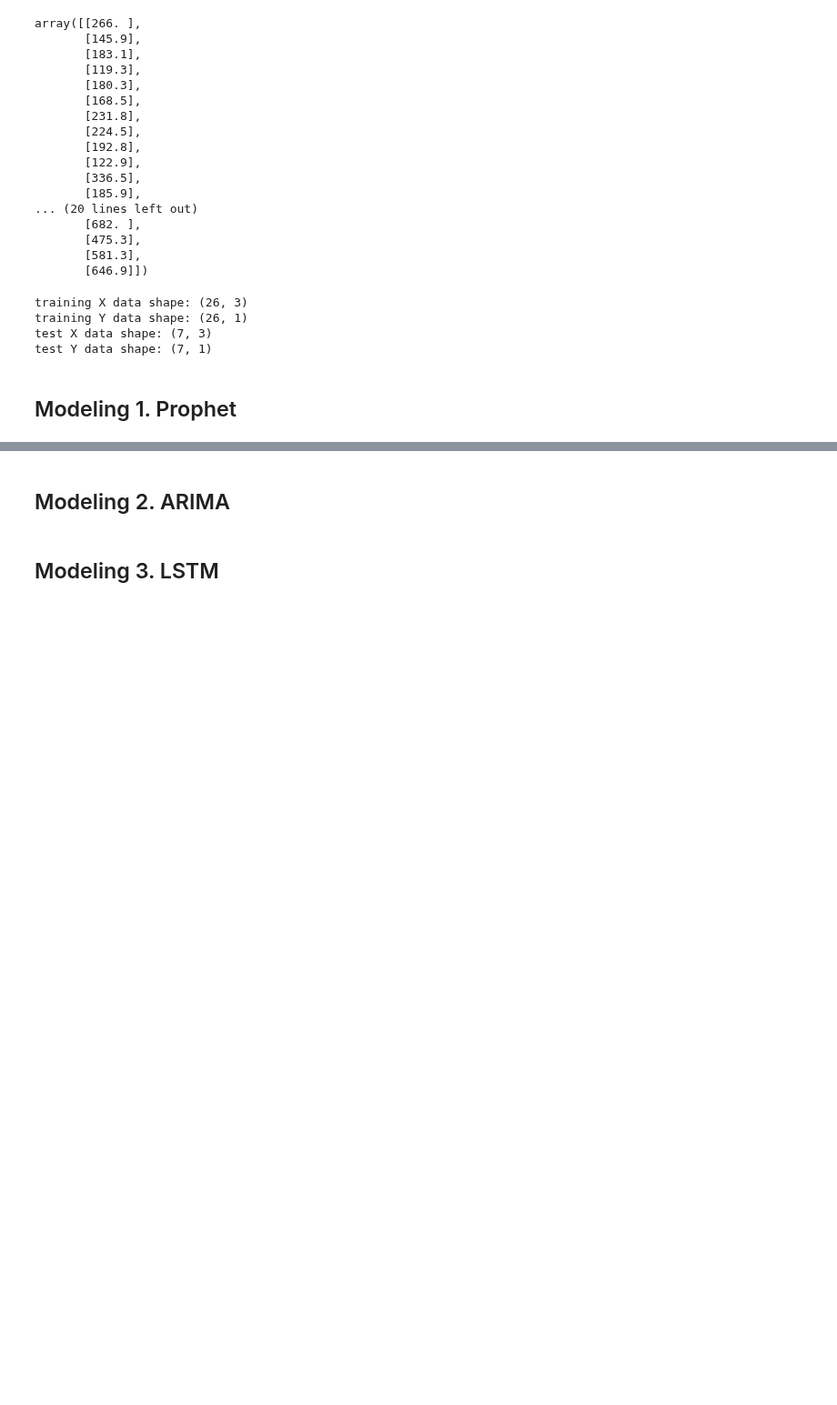
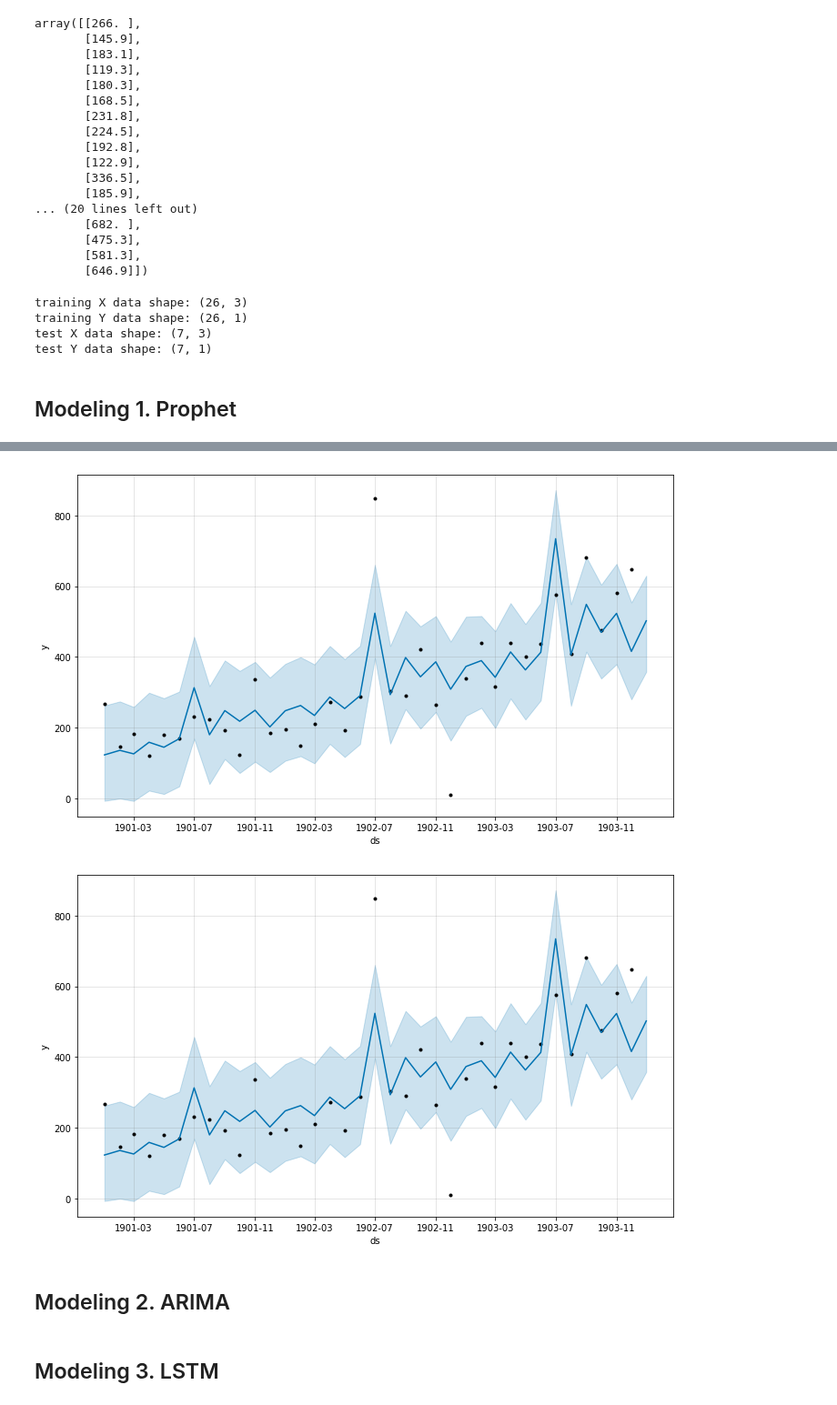
Before and after one commit to yoonkt200/tutorial-keras-deeplearning, a Jupyter notebook: 04-RNN-keras/keras-lstm-tutorial.ipynb, the cells around one changed output, grey strips where cells are left out. Shown at 91% size. Drawn from its saved outputs; the diff is of its cells as text; code cells hidden in the pictures; blank space fills up the shorter version.

```diff
--- a/04-RNN-keras/keras-lstm-tutorial.ipynb
+++ b/04-RNN-keras/keras-lstm-tutorial.ipynb
@@ -122,0 +225,3 @@ test Y data shape: (7, 1)
+# %%
+dataset.loc[dataset['ds'] == '1902-07-01', 'y'] = 850
+dataset.loc[dataset['ds'] == '1902-12-01', 'y'] = 10
@@ -122,0 +234,4 @@ test Y data shape: (7, 1)
+# %%
+future_data = m.make_future_dataframe(periods=1, freq = 'm')
+forecast_data = m.predict(future_data)
+forecast_data[['ds', 'yhat', 'yhat_lower', 'yhat_upper']].tail()
@@ -123,3 +245,8 @@ test Y data shape: (7, 1)
+# %%
+m.plot(forecast_data)
+# %% [output]
+[figure, added]
+[figure, added]
 # %% [markdown]
 ## Modeling 2. ARIMA
 # %% [markdown]
```
Also changed, not shown: parts of 20 cells of this notebook.
